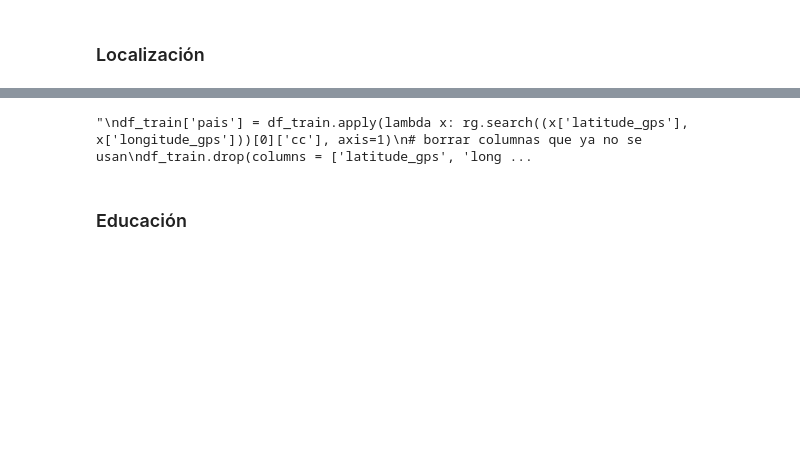
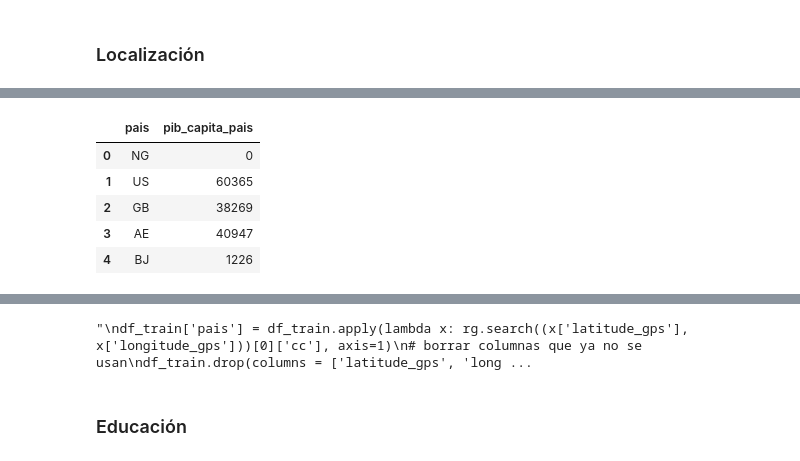
Before and after one commit to Ciarzi/DP3_GP1, a Jupyter notebook: codigo/2_etl_principal.ipynb, the cells around one changed output, grey strips where cells are left out. Cells and saved outputs as stored; diff of their text form; code cells hidden in the pictures; blank space fills up the shorter version.

```diff
--- a/codigo/2_etl_principal.ipynb
+++ b/codigo/2_etl_principal.ipynb
@@ -408,0 +432,9 @@ Como mas del 99 por ciento de los datos de los clientes son del mismo país, ya
+# %%
+df_pib_mundo.head()
+# %% [output]
+|  | pais | pib_capita_pais |
+| 0 | NG | 0 |
+| 1 | US | 60365 |
+| 2 | GB | 38269 |
+| 3 | AE | 40947 |
+| 4 | BJ | 1226 |
```
Also changed, not shown: parts of 20 cells of this notebook, 2 other files.
